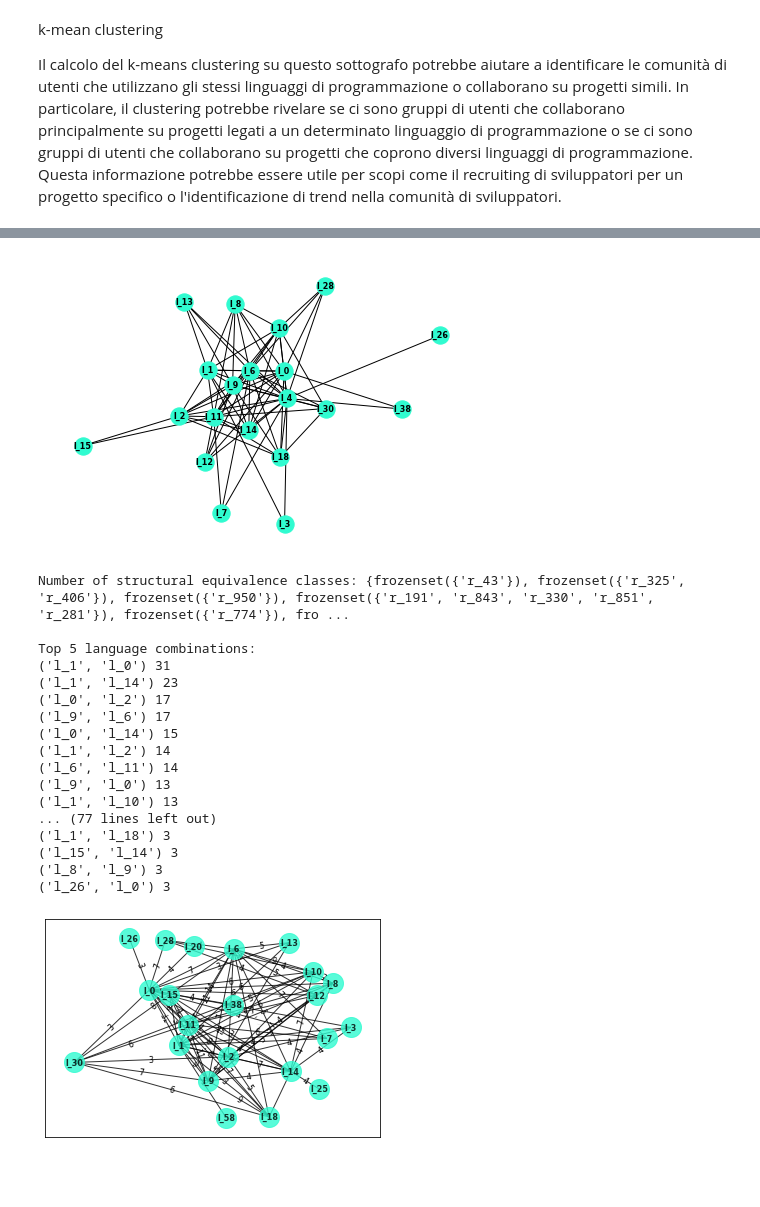
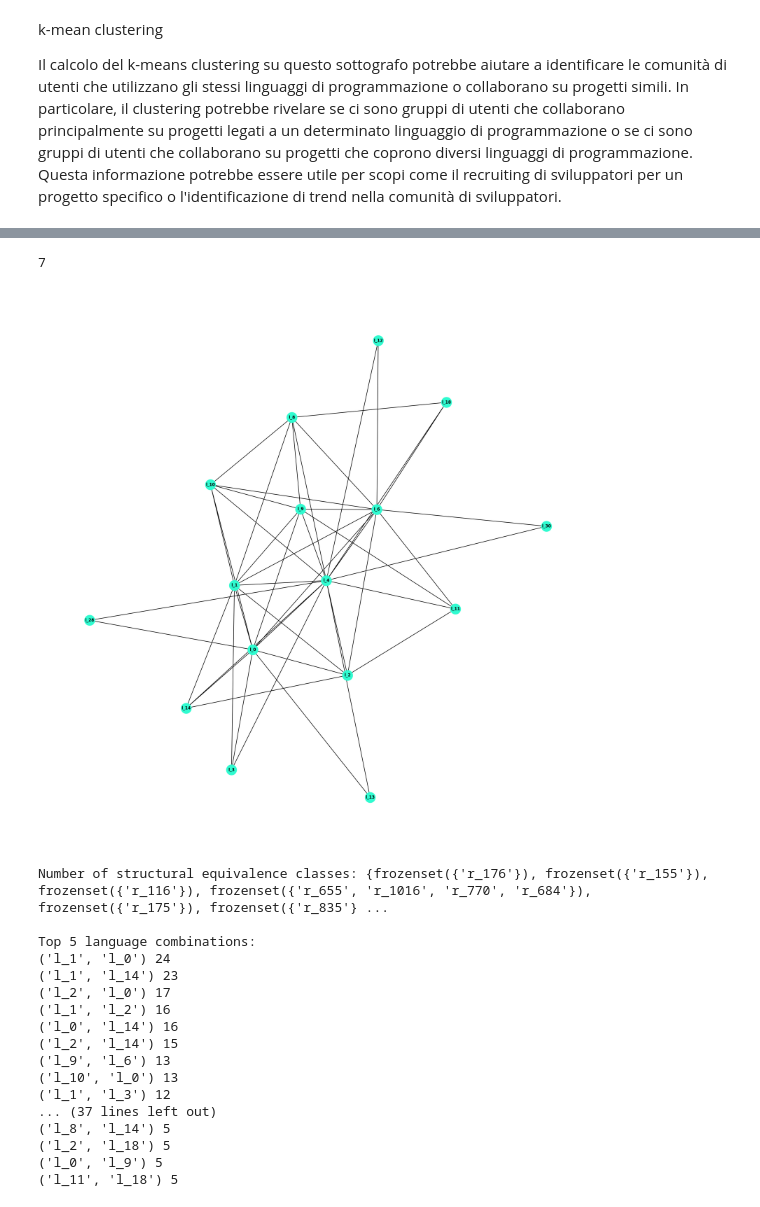
Before and after one commit to isabellamarasco/SNA_project, a Jupyter notebook: analisys.ipynb, the cells around one changed output, grey strips where cells are left out. Cells and saved outputs as stored; diff of their text form; code cells hidden in the pictures; blank space fills up the shorter version.

```diff
--- a/analisys.ipynb
+++ b/analisys.ipynb
@@ -154,14 +300,3 @@ k-mean clustering
 
 
 Il calcolo del k-means clustering su questo sottografo potrebbe aiutare a identificare le comunità di utenti che utilizzano gli stessi linguaggi di programmazione o collaborano su progetti simili. In particolare, il clustering potrebbe rivelare se ci sono gruppi di utenti che collaborano principalmente su progetti legati a un determinato linguaggio di programmazione o se ci sono gruppi di utenti che collaborano su progetti che coprono diversi linguaggi di programmazione. Questa informazione potrebbe essere utile per scopi come il recruiting di sviluppatori per un progetto specifico o l'identificazione di trend nella comunità di sviluppatori.
-# %%
-subgraphs = {}
-for node in G.nodes:
-    if node[0] == "r":
-        for language in G.nodes[node]['languages']:
-            if language not in subgraphs:
-                subgraphs[language] = nx.Graph()
-            subgraphs[language].add_node(node)
-            for neighbor in G.neighbors(node):
-                subgraphs[language].add_node(neighbor)
-                subgraphs[language].add_edge(node, neighbor)
@@ -204,13 +338,14 @@ nx.draw(subgraph, pos, node_size=7,node_color='#5D7EF5')
 # Create a graph containing only the nodes with at least two edges
 graph_for_clustering_removed = nx.Graph()
 for node in subgraph.nodes:
-    if subgraph.degree(node) > 1:
+    if subgraph.degree(node) > 2:
         graph_for_clustering_removed.add_node(node, name=subgraph.nodes[node]['name'], color=subgraph.nodes[node]['color'])
         for neighbor in subgraph.neighbors(node):
-            if subgraph.degree(neighbor) > 1:
+            if subgraph.degree(neighbor) > 2:
                 graph_for_clustering_removed.add_node(neighbor, name=subgraph.nodes[neighbor]['name'], color=subgraph.nodes[neighbor]['color'])
                 graph_for_clustering_removed.add_edge(node, neighbor)
 
-pos = nx.spring_layout(graph_for_clustering_removed, k=0.15)
-nx.draw(graph_for_clustering_removed, pos, node_size=7,node_color='#5D7EF5')
+plt.figure(num=None, figsize=(15, 15), dpi=200)
+pos = nx.spring_layout(graph_for_clustering_removed, k=0.25)
+nx.draw(graph_for_clustering_removed, pos, node_size=100,node_color='#5D7EF5')
 # %% [output]
@@ -239,7 +396,8 @@ for equiv_class in structural_equivalence:
 #creazione del grafo
 G_langs = nx.Graph()
 
-top_combinations = sorted(lang_combinations.items(), key=lambda x: x[1], reverse=True)[:90]
+top_combinations = sorted(lang_combinations.items(), key=lambda x: x[1], reverse=True)[:50]
+
 print("\nTop 5 language combinations:")
 for combo, count in top_combinations:
     print(combo, count)
@@ -278,17 +436,22 @@ Number of cliques: 14
 # %%
 #draw the graph of the cliques in G_langs
 G_langs_cliques = nx.Graph()
 
 for clique in cliques:
-    for node in clique:
-        G_langs_cliques.add_node(node)
-    for edge in combinations(clique, 2):
-        G_langs_cliques.add_edge(edge[0], edge[1])
+    if len(clique) > 2:
+        for node in clique:
+            G_langs_cliques.add_node(node)
+        for edge in combinations(clique, 2):
+            G_langs_cliques.add_edge(edge[0], edge[1])
 
+print(count)
+
+plt.figure(num=None, figsize=(15, 15), dpi=200)
 pos = nx.spring_layout(G_langs_cliques)
-nx.draw(G_langs_cliques, pos, with_labels=True, font_size=8, font_weight='bold', node_color='#30FBD0')
+nx.draw(G_langs_cliques, pos, with_labels=True, font_size=8, font_weight='bold', node_color='#30FBD0',node_size=400)
 # %% [output]
+7
-[figure, old version]
+[figure, new version]
 # %%
 #calculare structural equivalence classes
 def same_langs(repo1, repo2):
@@ -313,7 +476,7 @@ for equiv_class in structural_equivalence:
             lang_combinations[combo] = lang_combinations.get(combo, 0) + 1
 
 # Stampa le 5 combinazioni di linguaggi più utilizzate
-top_combinations = sorted(lang_combinations.items(), key=lambda x: x[1], reverse=True)[:90]
+top_combinations = sorted(lang_combinations.items(), key=lambda x: x[1], reverse=True)[:50]
 print("\nTop 5 language combinations:")
 for combo, count in top_combinations:
     print(combo, count)
@@ -324,33 +487,24 @@ for combo, count in top_combinations:
     lang1, lang2 = combo
     if lang1 != 'l_4' and lang2 != 'l_4':
         G_langs1.add_edge(lang1, lang2, weight=count)
-
-
-# layout e visualizzazione del grafo
-pos = nx.spring_layout(G_langs1, k=0.90, iterations=1)
-
-edge_weights = nx.get_edge_attributes(G_langs1, 'weight')
-nx.draw_networkx_edge_labels(G_langs1, pos, edge_labels=edge_weights, font_size=8)
-nx.draw_networkx(G_langs1, pos, with_labels=True, node_size=400, node_color='#30FBD0', width=1, alpha=0.8, font_size=8, font_color='black', font_weight='bold')
 # %% [output]
-Number of structural equivalence classes: {frozenset({'r_43'}), frozenset({'r_325', 'r_406'}), frozenset({'r_950'}), frozenset({'r_191', 'r_843', 'r_330', 'r_851', 'r_281'}), frozenset({'r_774'}), fro ...
+Number of structural equivalence classes: {frozenset({'r_176'}), frozenset({'r_155'}), frozenset({'r_116'}), frozenset({'r_655', 'r_1016', 'r_770', 'r_684'}), frozenset({'r_175'}), frozenset({'r_835'} ...
 
 Top 5 language combinations:
-('l_1', 'l_0') 31
+('l_1', 'l_0') 24
 ('l_1', 'l_14') 23
-('l_0', 'l_2') 17
-('l_9', 'l_6') 17
-('l_0', 'l_14') 15
-('l_1', 'l_2') 14
-('l_6', 'l_11') 14
-('l_9', 'l_0') 13
-('l_1', 'l_10') 13
-... (77 lines left out)
-('l_1', 'l_18') 3
-('l_15', 'l_14') 3
-('l_8', 'l_9') 3
-('l_26', 'l_0') 3
+('l_2', 'l_0') 17
+('l_1', 'l_2') 16
+('l_0', 'l_14') 16
+('l_2', 'l_14') 15
+('l_9', 'l_6') 13
+('l_10', 'l_0') 13
+('l_1', 'l_3') 12
+... (37 lines left out)
+('l_8', 'l_14') 5
+('l_2', 'l_18') 5
+('l_0', 'l_9') 5
+('l_11', 'l_18') 5
-[figure, removed]
 # %%
 cliques = list(nx.find_cliques(G_langs1))
 
```
Also changed, not shown: parts of 21 cells of this notebook, 1 other file.
